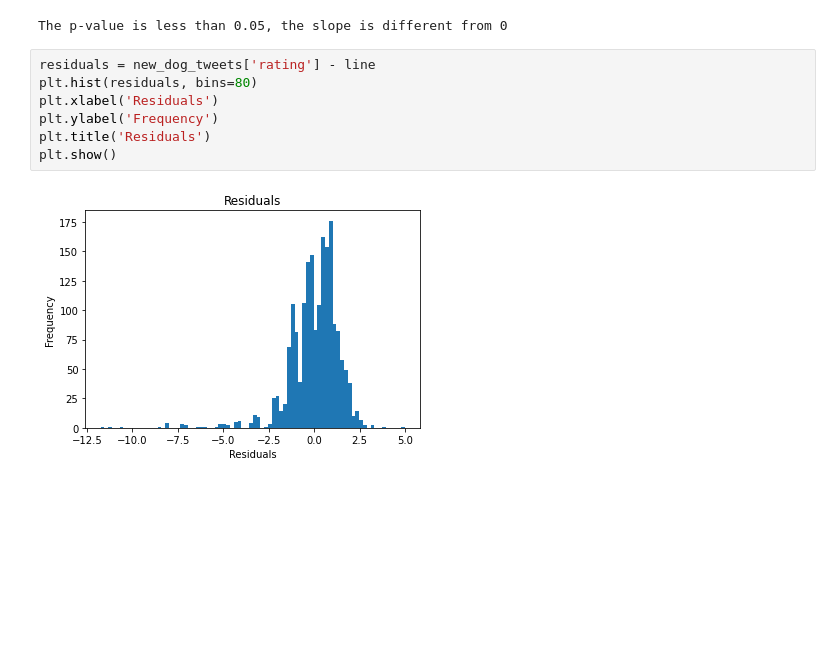
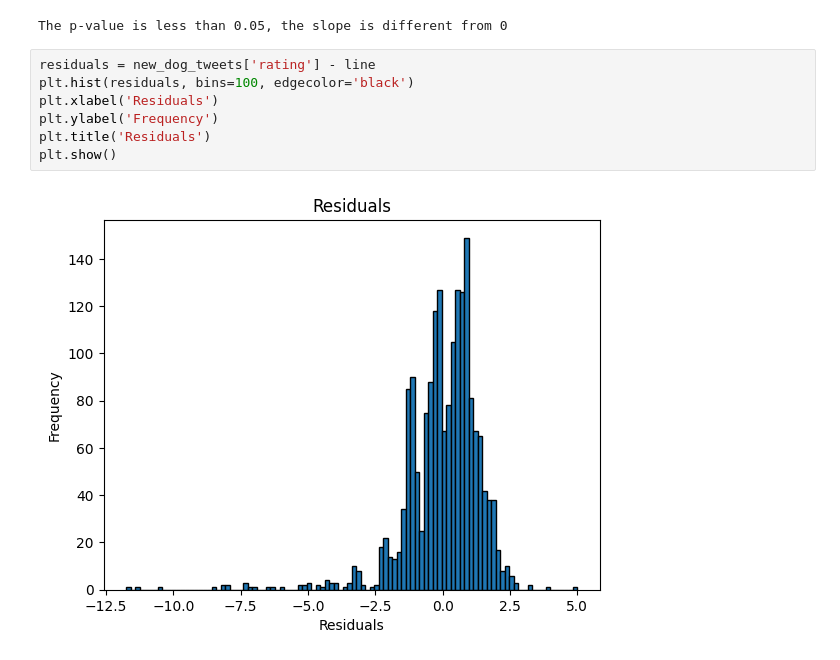
Before and after one commit to tangent-tz/CMPT353, a Jupyter notebook: Exercise 7/dog-rates.ipynb, the cells around one changed output. Cells and saved outputs as stored; diff of their text form; blank space fills up the shorter version.

```diff
--- a/Exercise 7/dog-rates.ipynb
+++ b/Exercise 7/dog-rates.ipynb
@@ -39,10 +39,10 @@ else:
 The p-value is less than 0.05, the slope is different from 0
 # %%
 residuals = new_dog_tweets['rating'] - line
-plt.hist(residuals, bins=80)
+plt.hist(residuals, bins=100, edgecolor='black')
 plt.xlabel('Residuals')
 plt.ylabel('Frequency')
 plt.title('Residuals')
 plt.show()
 # %% [output]
-[figure, old version]
+[figure, new version]
```
Also changed, not shown: parts of 1 cell of this notebook.
